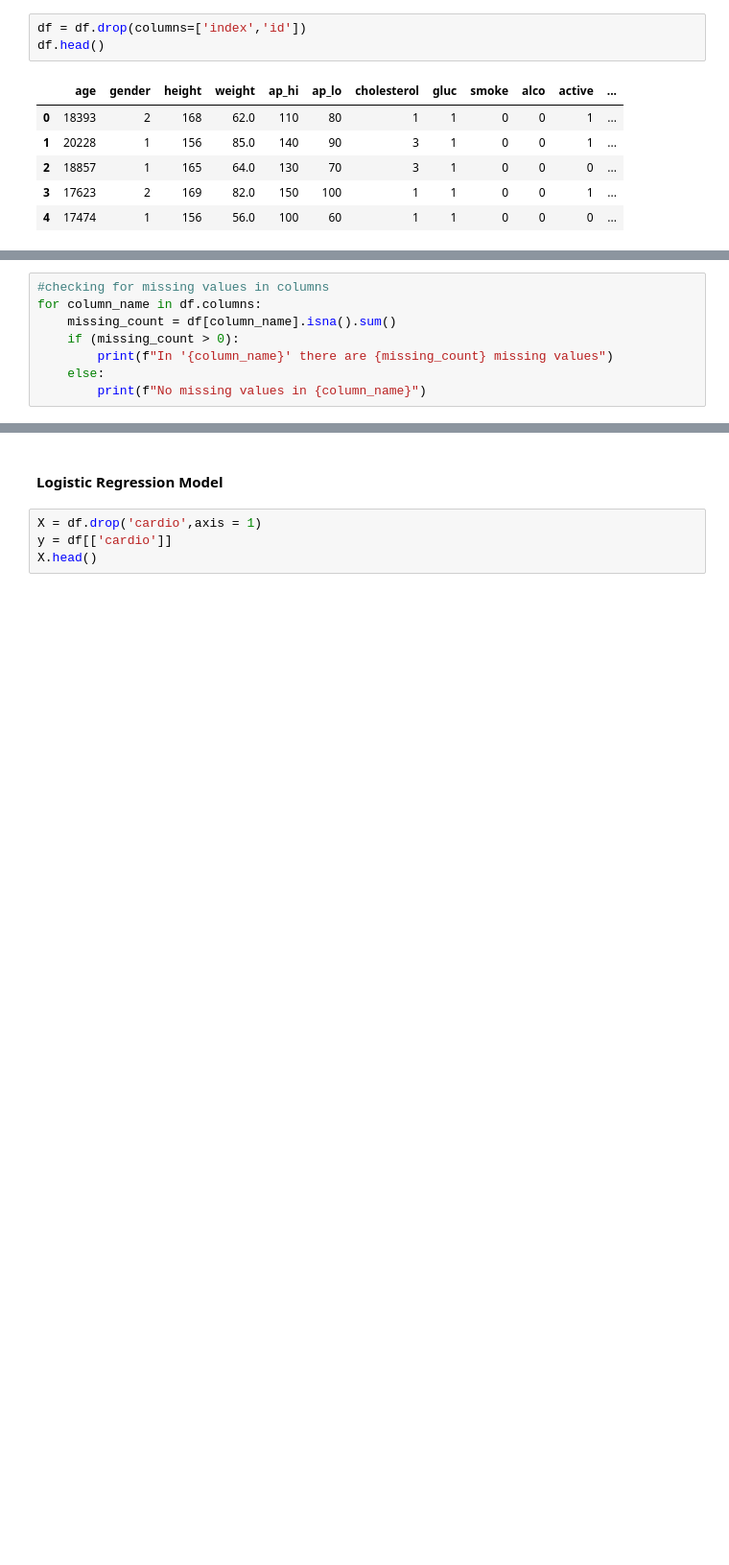
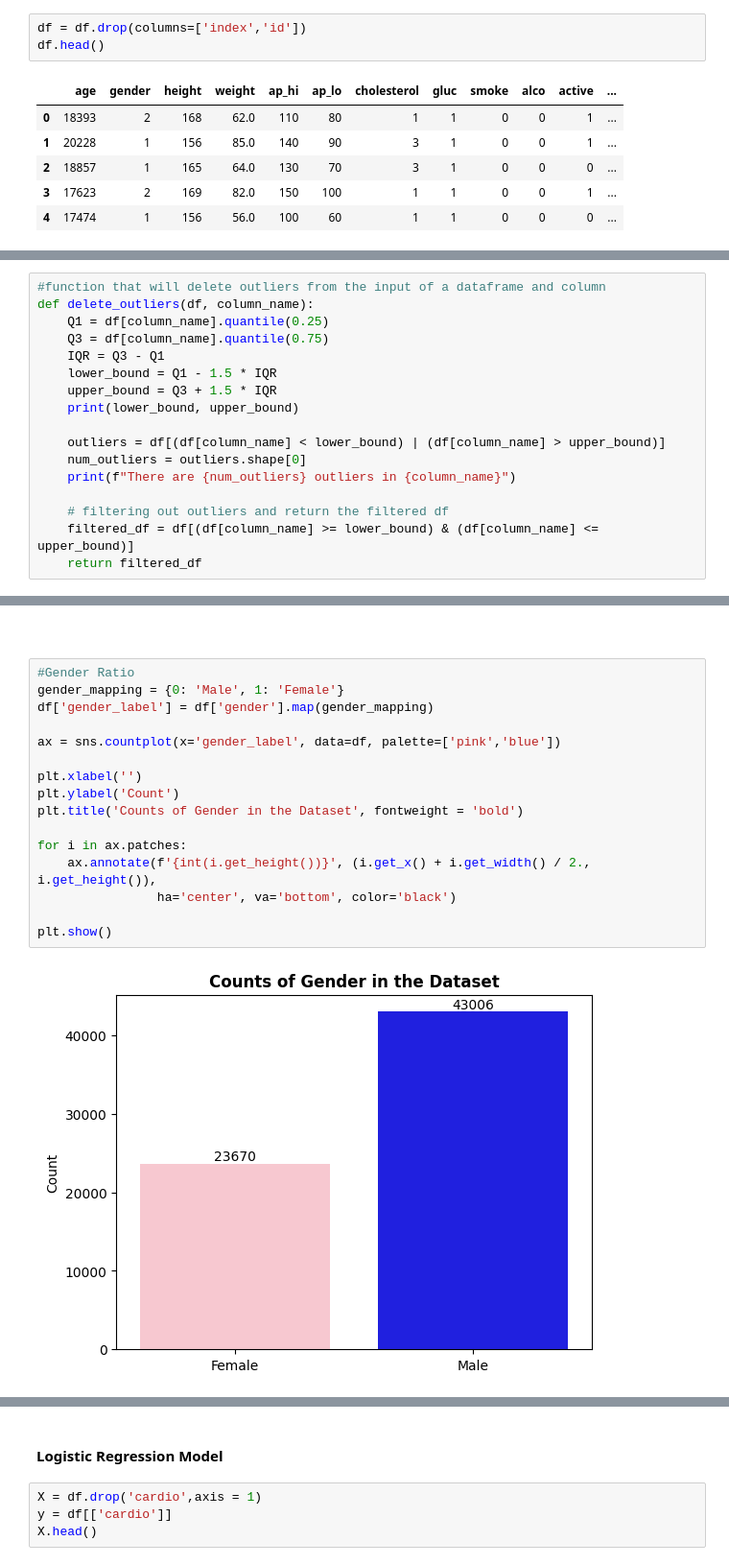
Before and after one commit to typjohnson/DS_Final_Project_TPJ, a Jupyter notebook: capstone_cleaning.ipynb, the cells around one changed output, grey strips where cells are left out. Shown: that part at 96% size. Drawn from its saved outputs; the diff is of its cells as text; blank space fills up the shorter version.

Commit message:
Preprocessed data and began exploration

```diff
--- a/capstone_cleaning.ipynb
+++ b/capstone_cleaning.ipynb
@@ -76,8 +153,0 @@ df.describe()
-# %%
-#checking for missing values in columns
-for column_name in df.columns:
-    missing_count = df[column_name].isna().sum()
-    if (missing_count > 0):
-        print(f"In '{column_name}' there are {missing_count} missing values")
-    else:
-        print(f"No missing values in {column_name}")
@@ -96,0 +154,17 @@ No missing values in cardio
+# %%
+#function that will delete outliers from the input of a dataframe and column
+def delete_outliers(df, column_name):
+    Q1 = df[column_name].quantile(0.25)
+    Q3 = df[column_name].quantile(0.75)
+    IQR = Q3 - Q1
+    lower_bound = Q1 - 1.5 * IQR
+    upper_bound = Q3 + 1.5 * IQR
+    print(lower_bound, upper_bound)
+
+    outliers = df[(df[column_name] < lower_bound) | (df[column_name] > upper_bound)]
+    num_outliers = outliers.shape[0]
+    print(f"There are {num_outliers} outliers in {column_name}")
+
+    # filtering out outliers and return the filtered df
+    filtered_df = df[(df[column_name] >= lower_bound) & (df[column_name] <= upper_bound)]
+    return filtered_df
@@ -96,0 +229,20 @@ No missing values in cardio
+# %% [markdown]
+###
+# %%
+#Gender Ratio
+gender_mapping = {0: 'Male', 1: 'Female'}
+df['gender_label'] = df['gender'].map(gender_mapping)
+
+ax = sns.countplot(x='gender_label', data=df, palette=['pink','blue'])
+
+plt.xlabel('')
+plt.ylabel('Count')
+plt.title('Counts of Gender in the Dataset', fontweight = 'bold')
+
+for i in ax.patches:
+    ax.annotate(f'{int(i.get_height())}', (i.get_x() + i.get_width() / 2., i.get_height()),
+                ha='center', va='bottom', color='black')
+
+plt.show()
+# %% [output]
+[figure, added]
```
Also changed, not shown: parts of 47 cells of this notebook.
